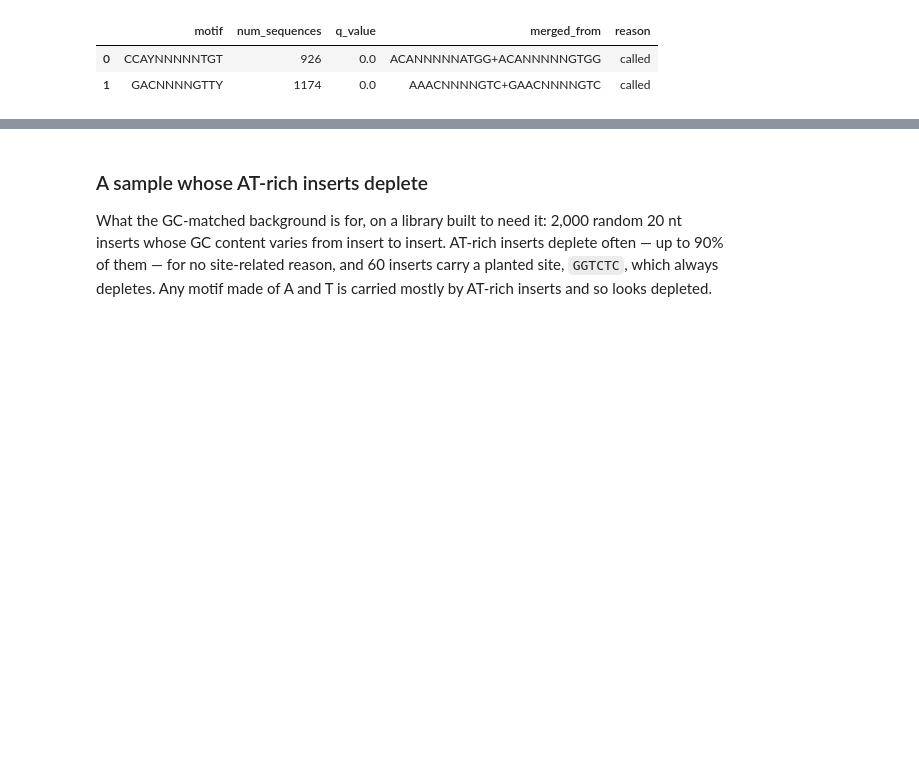
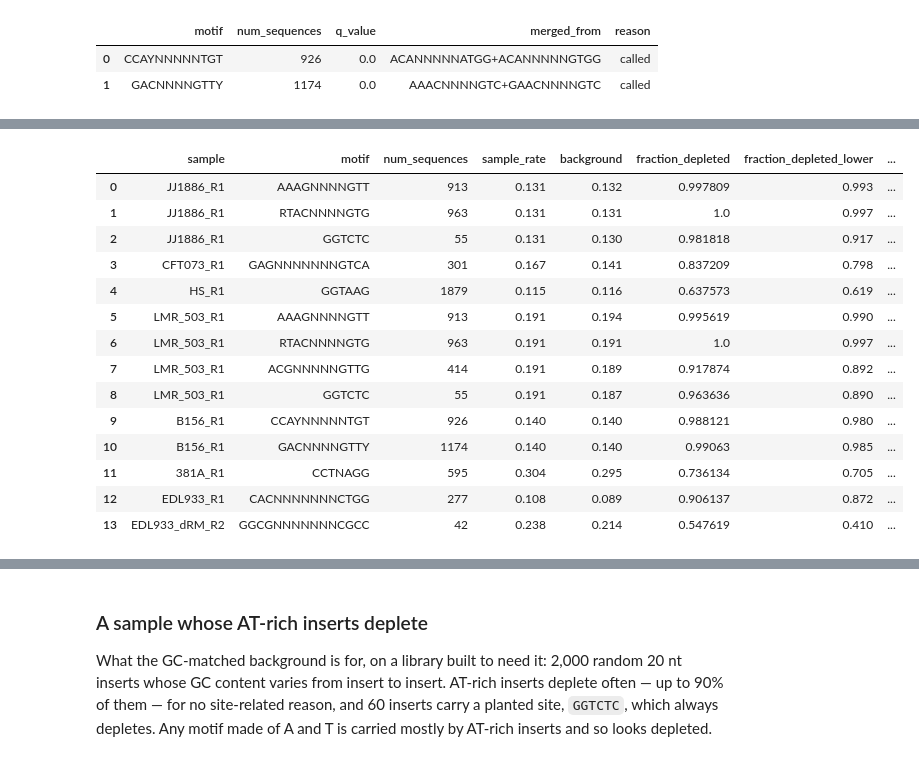
Before and after one commit to dbikard/randseq, a Jupyter notebook: nbs/00_core.ipynb, the cells around one changed output, grey strips where cells are left out. Saved outputs shown, nothing was run; the diff lists cells and outputs as text; code cells hidden in the pictures; blank space fills up the shorter version.

```diff
--- a/nbs/00_core.ipynb
+++ b/nbs/00_core.ipynb
@@ -2508,7 +2477,7 @@ class TooManyCandidatesError(RuntimeError):
         super().__init__(
             f"Too many candidate motifs: {n_candidates} > max_candidates={max_candidates}. "
             f"Step 4 compares candidates with each other and would not finish. This usually "
-            f"means the thresholds are too permissive for this sample: check that center=True, "
+            f"means the thresholds are too permissive for this sample: check that normalize_median=True, "
             f"or try a stricter flexible_motif_log2fc_thr (currently {log2fc_thr}, e.g. -1.0), "
             f"flexible_motif_score_thr (currently {score_thr}, e.g. 0.7), or "
             f"flexible_motif_min_support (currently {min_support}, e.g. 10). "
@@ -2535,13 +2504,13 @@ def find_restricted_motifs(log2fc_series,
                            max_candidates=5000,
                            q_threshold=0.05,
                            encoded_library=None,
-                           center=True,
+                           normalize_median=True,
                            all_motifs=False
                            ):
     """The motifs one sample restricts: steps 2 to 4 and reporting on a log2FC series.
 
-    The series is centred on its median; every pattern is scanned over the inserts with their
-    flanks (step 2); the candidates are reduced to one description per site
+    The series is normalised to its median (`normalize_median`); every pattern is scanned over
+    the inserts with their flanks (step 2); the candidates are reduced to one description per site
     (`filter_redundant_patterns`, step 3) and cleared of those whose depletion a stronger
     candidate accounts for (`filter_explained_candidates`, step 4); the survivors are put on
     their canonical strand and scored (`annotate_significance`), and the called variants of a
@@ -2559,7 +2528,7 @@ def find_restricted_motifs(log2fc_series,
             Defaults to `get_patterns()`. Each is rewritten to its `canonical_pattern` and
             duplicates dropped, so `(4, 4, 3)` is searched as `(3, 4, 4)` and never twice.
         flexible_motif_log2fc_thr (float): a plasmid counts as depleted below this, after
-            centring. Default -0.5: low enough to see weakly restricting systems such as BREX,
+            median normalisation. Default -0.5: low enough to see weakly restricting systems such as BREX,
             which a -1 threshold misses.
         flexible_motif_min_support (int): minimum plasmids for a motif to be considered. With
             every carrier depleted, the lower bound on the depleted fraction is 0.22, 0.37, 0.47
@@ -2568,23 +2537,24 @@ def find_restricted_motifs(log2fc_series,
             runtime: E1114 on the 20 nt library exceeds `max_candidates` at 2 to 4.
         flexible_motif_score_thr (float): at least this fraction of the plasmids carrying a
             candidate must be depleted, and a call must show it with confidence (the lower bound
-            `fraction_depleted_lower` reaches it). Default 0.5, the value the draft's Fig 3 uses.
+            `fraction_depleted_lower` reaches it). Default 0.5.
         max_candidates (int): the most candidates step 3 may hand to step 4, whose cost grows
             faster than their number. More raises `TooManyCandidatesError`, with the candidates
-            attached. The default, 5000, is above the 3,144 that the busiest strain of the
-            example data and the BB2 panel brings at the default thresholds.
+            attached. The default, 5000, is above the 3,258 that the busiest strain of the
+            example data brings at the default thresholds.
         q_threshold (float): a motif is marked `called` when its Benjamini-Hochberg q-value,
             computed against its carriers' GC-matched background and over every motif the scan
             tested, falls below this.
         encoded_library (tuple): `encode_library(get_lib_seq_context(log2fc_series.index,
             left_context_str, right_context_str))`, if the caller already has it. Strains
-            screened with the same library and flanks share it, so a panel encodes it once.
+            screened with the same library and flanks share it, so a panel of strains encodes it once.
             It must describe exactly `log2fc_series.index`, in order.
-        center (bool): subtract the series' median before anything is thresholded. The
-            typical untouched plasmid sits below log2FC 0 when a few plasmids take a large share of
-            the reads, so without centring the same threshold would be a different stringency in
-            every strain.
-            `avg_log2fc` is then relative to the sample's own typical plasmid.
+        normalize_median (bool): normalise the series to its median before anything is
+            thresholded, so that the median plasmid has a fold change of 1 (median-ratio
+            normalisation, as in DESeq2) rather than normalising to the sample's total. When a few
+            plasmids take a large share of the reads, normalising to the total pushes every other
+            plasmid below 0; with median normalisation a threshold means the same in every strain.
+            `avg_log2fc` is then relative to the sample's median plasmid.
         all_motifs (bool): return every scored motif, called or not, with every column.
 
     Returns:
@@ -2592,7 +2562,7 @@ def find_restricted_motifs(log2fc_series,
         'num_sequences', 'fraction_depleted', 'avg_log2fc', 'q_value'. With `all_motifs=True`, every scored motif, called rows first: those columns, 'pattern', the
         others `annotate_significance` adds, 'merged_from', and 'reason' (`call_reason`).
     """
-    if center:
+    if normalize_median:
         log2fc_series = log2fc_series - log2fc_series.median()
     candidates = pd.DataFrame(columns=['motif', 'fraction_depleted', 'num_sequences',
                                        'avg_log2fc', 'pattern'])
@@ -2803,0 +2786,27 @@ test_fail(lambda: find_restricted_motifs(log2fc_df["JJ1886_T0"], left, right,
+# %%
+panel_calls = []
+for s in [c for c in log2fc_panel.columns if c.endswith("_R1")] + ["EDL933_dRM_R2"]:
+    x = log2fc_panel[s]
+    with contextlib.redirect_stdout(io.StringIO()), _quiet():
+        t = find_restricted_motifs(x, left_panel, right_panel, encoded_library=enc_panel, all_motifs=True)
+    panel_calls.append(t.assign(sample=s, sample_rate=((x - x.median()) < -0.5).mean()))
+panel_calls = pd.concat(panel_calls, ignore_index=True)
+panel_calls[["sample", "motif", "num_sequences", "sample_rate", "background", "fraction_depleted",
+             "fraction_depleted_lower", "avg_log2fc", "q_value", "called"]].round(
+    {"sample_rate": 3, "background": 3, "fraction_depleted": 3, "fraction_depleted_lower": 3, "avg_log2fc": 2})
+# %% [output]
+|  | sample | motif | num_sequences | sample_rate | background | fraction_depleted | fraction_depleted_lower | ... |
+| 0 | JJ1886_R1 | AAAGNNNNGTT | 913 | 0.131 | 0.132 | 0.997809 | 0.993 | ... |
+| 1 | JJ1886_R1 | RTACNNNNGTG | 963 | 0.131 | 0.131 | 1.0 | 0.997 | ... |
+| 2 | JJ1886_R1 | GGTCTC | 55 | 0.131 | 0.130 | 0.981818 | 0.917 | ... |
+| 3 | CFT073_R1 | GAGNNNNNNNGTCA | 301 | 0.167 | 0.141 | 0.837209 | 0.798 | ... |
+| 4 | HS_R1 | GGTAAG | 1879 | 0.115 | 0.116 | 0.637573 | 0.619 | ... |
+| 5 | LMR_503_R1 | AAAGNNNNGTT | 913 | 0.191 | 0.194 | 0.995619 | 0.990 | ... |
+| 6 | LMR_503_R1 | RTACNNNNGTG | 963 | 0.191 | 0.191 | 1.0 | 0.997 | ... |
+| 7 | LMR_503_R1 | ACGNNNNNGTTG | 414 | 0.191 | 0.189 | 0.917874 | 0.892 | ... |
+| 8 | LMR_503_R1 | GGTCTC | 55 | 0.191 | 0.187 | 0.963636 | 0.890 | ... |
+| 9 | B156_R1 | CCAYNNNNNTGT | 926 | 0.140 | 0.140 | 0.988121 | 0.980 | ... |
+| 10 | B156_R1 | GACNNNNGTTY | 1174 | 0.140 | 0.140 | 0.99063 | 0.985 | ... |
+| 11 | 381A_R1 | CCTNAGG | 595 | 0.304 | 0.295 | 0.736134 | 0.705 | ... |
+| 12 | EDL933_R1 | CACNNNNNNNCTGG | 277 | 0.108 | 0.089 | 0.906137 | 0.872 | ... |
+| 13 | EDL933_dRM_R2 | GGCGNNNNNNNCGCC | 42 | 0.238 | 0.214 | 0.547619 | 0.410 | ... |
```
Also changed, not shown: parts of 19 cells of this notebook, 18 other files.
